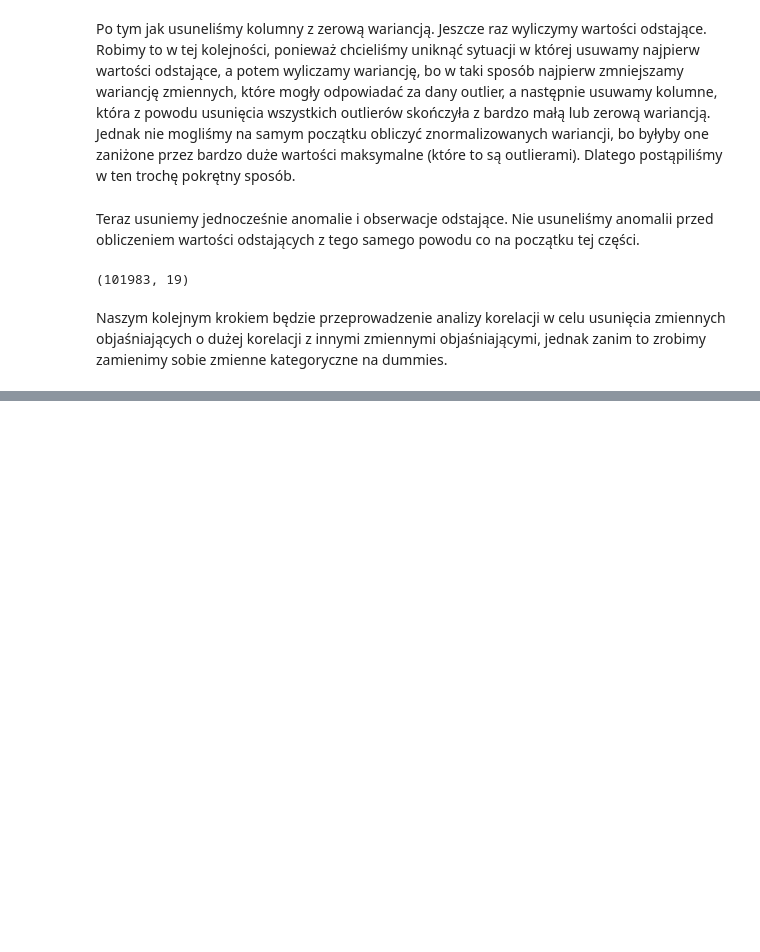
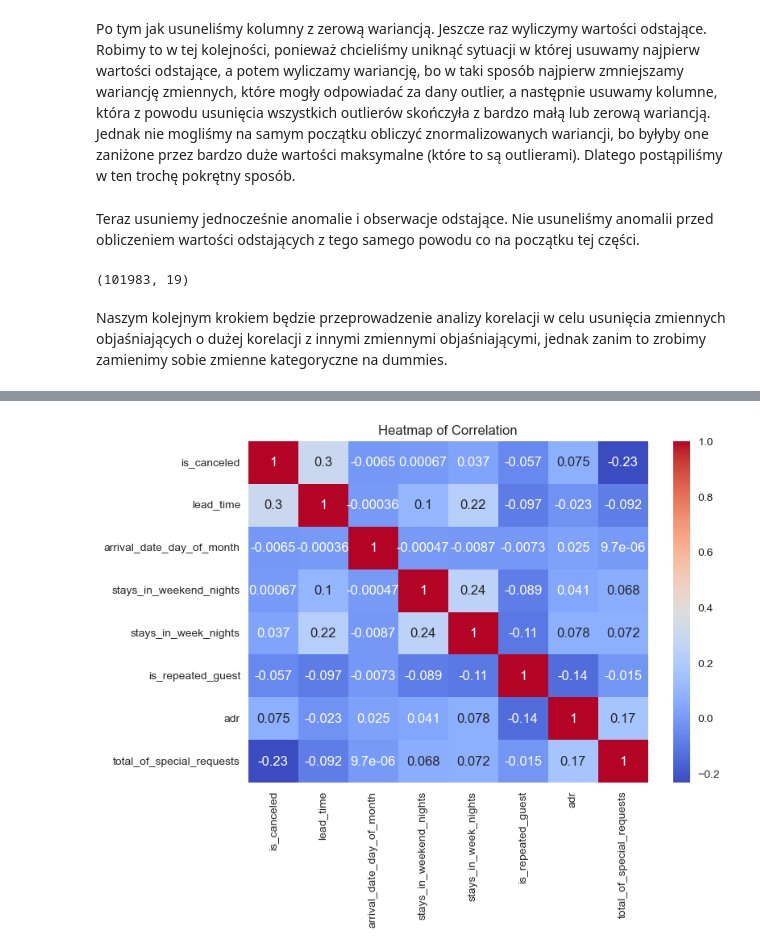
Before and after one commit to SzymonMak/HotelBookingsDataAnalysis, a Jupyter notebook: final_analysis.ipynb, the cells around one changed output, grey strips where cells are left out. Cells and saved outputs as stored; diff of their text form; code cells hidden in the pictures; blank space fills up the shorter version.

```diff
--- a/final_analysis.ipynb
+++ b/final_analysis.ipynb
@@ -405,3 +405,6 @@ dane.shape
 (101983, 19)
 # %% [markdown]
 Naszym kolejnym krokiem będzie przeprowadzenie analizy korelacji w celu usunięcia zmiennych objaśniających o dużej korelacji z innymi zmiennymi objaśniającymi, jednak zanim to zrobimy zamienimy sobie zmienne kategoryczne na dummies.
+# %%
+df_num = dane[dane.select_dtypes(include = [np.number, 'bool']).columns[:-2]]
+df_num.head()
@@ -407,0 +418,8 @@ Naszym kolejnym krokiem będzie przeprowadzenie analizy korelacji w celu usunię
+# %%
+df_num_corr = df_num.corr()
+
+sns.heatmap(df_num_corr, annot = True, cmap = "coolwarm", cbar = True)
+plt.title("Heatmap of Correlation")
+plt.show()
+# %% [output]
+[figure, added]
```
Also changed, not shown: parts of 1 cell of this notebook.
